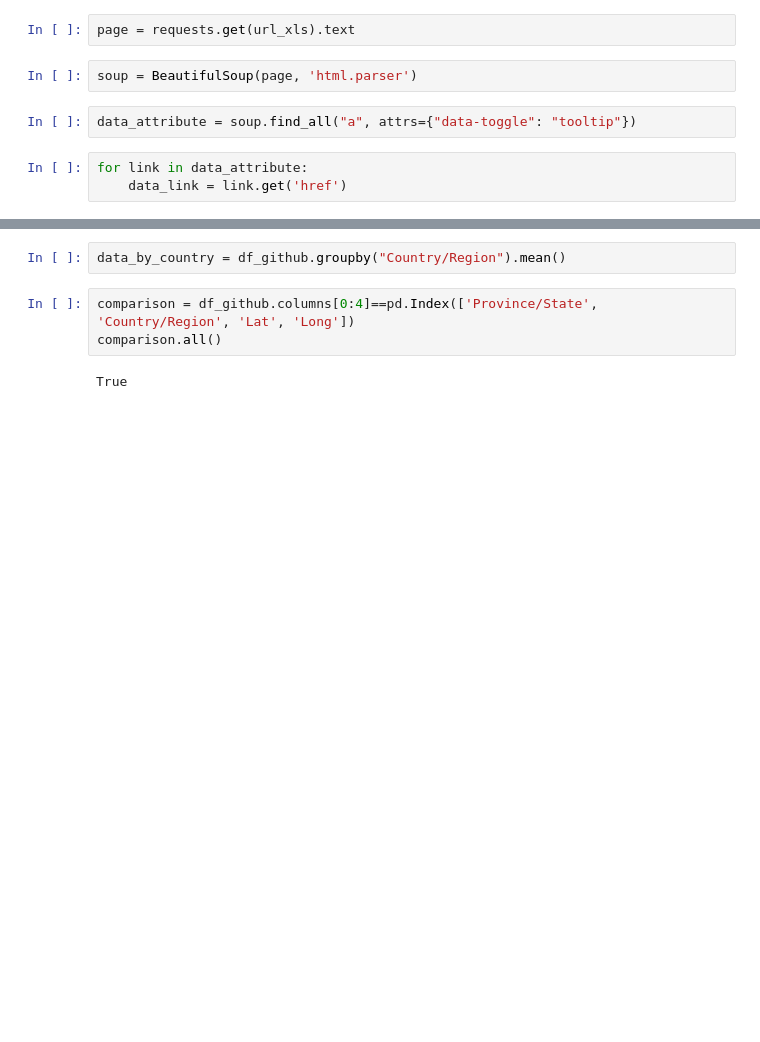
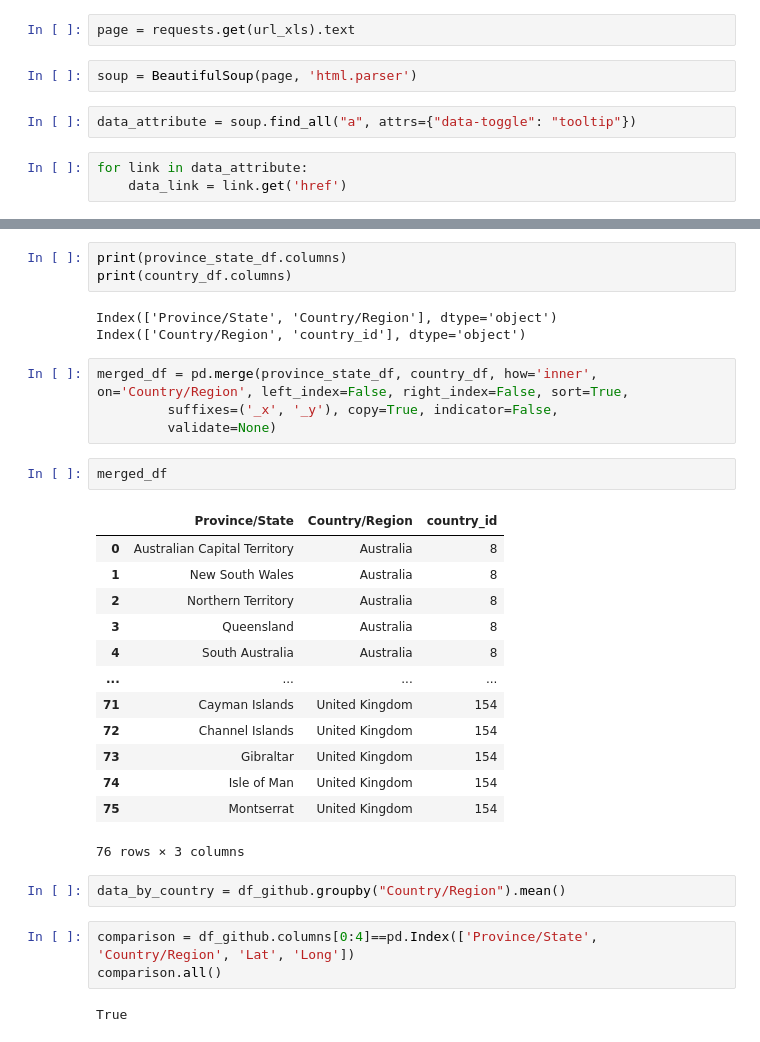
Before and after one commit to kingbd2/covid-analysis, a Jupyter notebook: covid/getcoviddata.ipynb, the cells around one changed output, grey strips where cells are left out. Drawn from its saved outputs; the diff is of its cells as text; blank space fills up the shorter version.

```diff
--- a/covid/getcoviddata.ipynb
+++ b/covid/getcoviddata.ipynb
@@ -29,3 +152,29 @@ HTTPError: HTTP Error 404: Not Found
+# %%
+print(province_state_df.columns)
+print(country_df.columns)
+# %% [output]
+Index(['Province/State', 'Country/Region'], dtype='object')
+Index(['Country/Region', 'country_id'], dtype='object')
+# %%
+merged_df = pd.merge(province_state_df, country_df, how='inner', on='Country/Region', left_index=False, right_index=False, sort=True,
+         suffixes=('_x', '_y'), copy=True, indicator=False,
+         validate=None)
+# %%
+merged_df
+# %% [output]
+|  | Province/State | Country/Region | country_id |
+| 0 | Australian Capital Territory | Australia | 8 |
+| 1 | New South Wales | Australia | 8 |
+| 2 | Northern Territory | Australia | 8 |
+| 3 | Queensland | Australia | 8 |
+| 4 | South Australia | Australia | 8 |
+| ... | ... | ... | ... |
+| 71 | Cayman Islands | United Kingdom | 154 |
+| 72 | Channel Islands | United Kingdom | 154 |
+| 73 | Gibraltar | United Kingdom | 154 |
+| 74 | Isle of Man | United Kingdom | 154 |
+| 75 | Montserrat | United Kingdom | 154 |
+76 rows × 3 columns
 # %%
 data_by_country = df_github.groupby("Country/Region").mean()
 # %%
```
Also changed, not shown: parts of 16 cells of this notebook, 1 other file.
